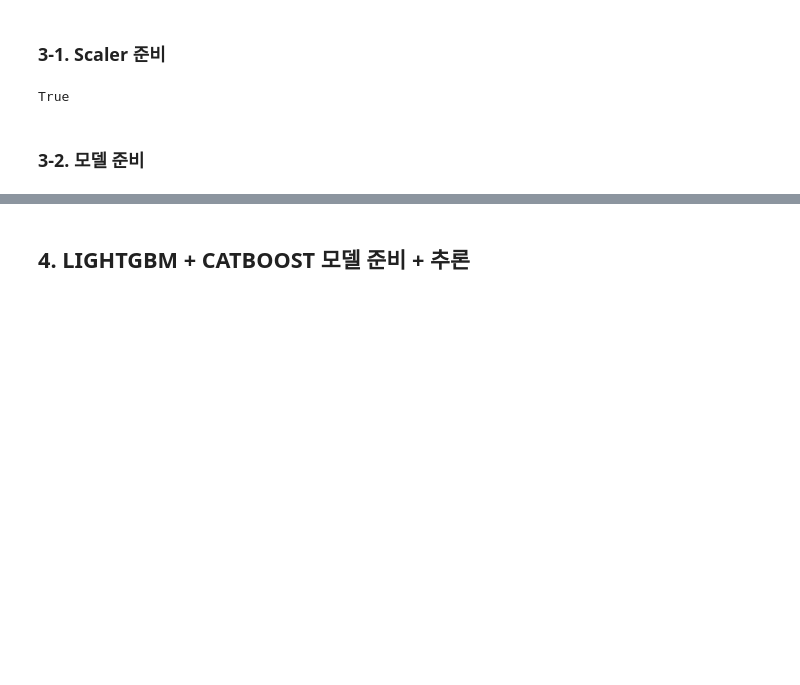
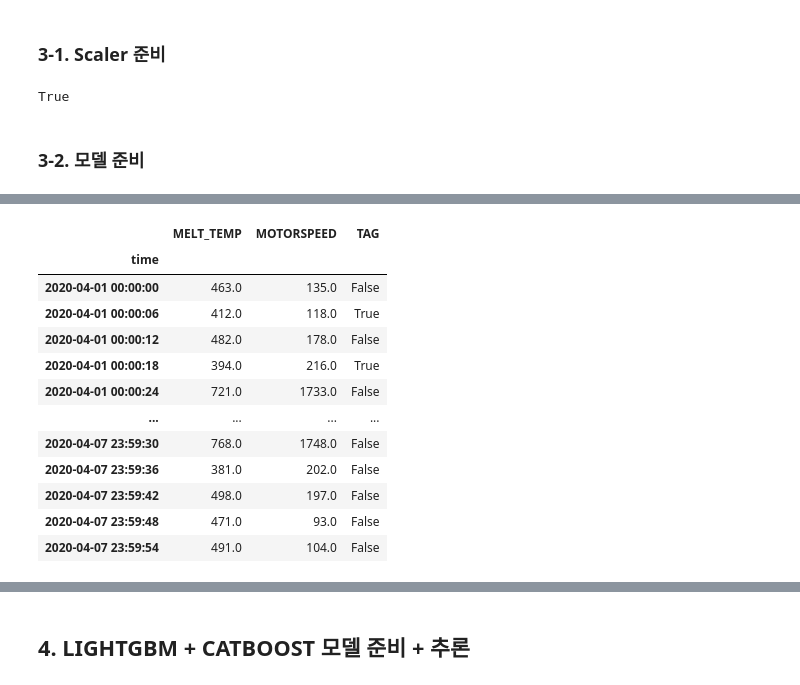
Before and after one commit to san9w9n/KampAI, a Jupyter notebook: 3월학습4월첫째주추론.ipynb, the cells around one changed output, grey strips where cells are left out. Saved outputs shown, nothing was run; the diff lists cells and outputs as text; code cells hidden in the pictures; blank space fills up the shorter version.

```diff
--- a/3월학습4월첫째주추론.ipynb
+++ b/3월학습4월첫째주추론.ipynb
@@ -157,3 +175,18 @@ pred = model.predict(
 # %%
-pred.time_index
+forecast.shape
+
+total_df[unseened_index]
 # %% [output]
+|  | MELT_TEMP | MOTORSPEED | TAG |
+| time |  |  |  |
+| 2020-04-01 00:00:00 | 463.0 | 135.0 | False |
+| 2020-04-01 00:00:06 | 412.0 | 118.0 | True |
+| 2020-04-01 00:00:12 | 482.0 | 178.0 | False |
+| 2020-04-01 00:00:18 | 394.0 | 216.0 | True |
+| 2020-04-01 00:00:24 | 721.0 | 1733.0 | False |
+| ... | ... | ... | ... |
+| 2020-04-07 23:59:30 | 768.0 | 1748.0 | False |
+| 2020-04-07 23:59:36 | 381.0 | 202.0 | False |
+| 2020-04-07 23:59:42 | 498.0 | 197.0 | False |
+| 2020-04-07 23:59:48 | 471.0 | 93.0 | False |
+| 2020-04-07 23:59:54 | 491.0 | 104.0 | False |
```
Also changed, not shown: parts of 5 cells of this notebook, 15 other files.
